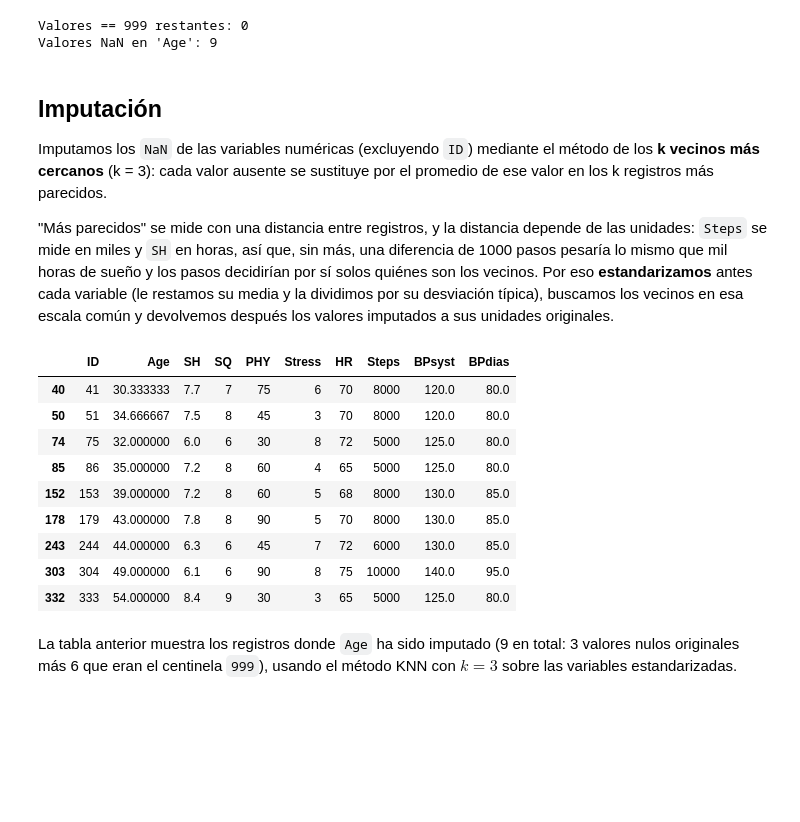
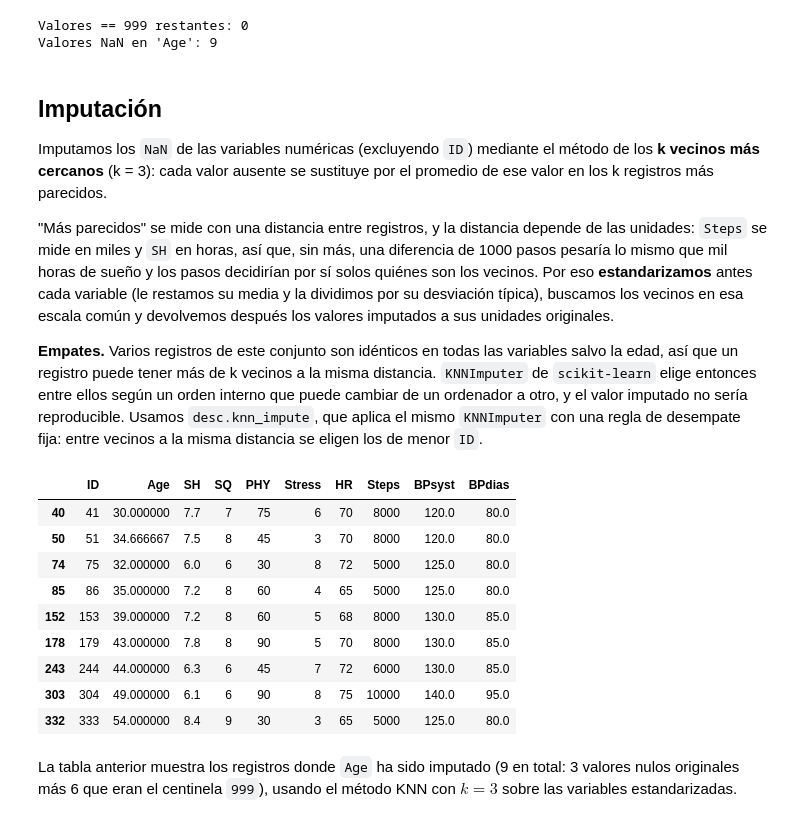
Before and after one commit to JulioUQ/Curso-de-Estadistica-Basica, a Jupyter notebook: notebooks/01_estadistica_descriptiva/practica_preprocesamiento.ipynb, the cells around one changed output. Cells and saved outputs as stored; diff of their text form; code cells hidden in the pictures; blank space fills up the shorter version.

```diff
--- a/notebooks/01_estadistica_descriptiva/practica_preprocesamiento.ipynb
+++ b/notebooks/01_estadistica_descriptiva/practica_preprocesamiento.ipynb
@@ -445,28 +444,36 @@ sueño y los pasos decidirían por sí solos quiénes son los vecinos. Por eso
 **estandarizamos** antes cada variable (le restamos su media y la dividimos
 por su desviación típica), buscamos los vecinos en esa escala común y
 devolvemos después los valores imputados a sus unidades originales.
+
+**Empates.** Varios registros de este conjunto son idénticos en todas las
+variables salvo la edad, así que un registro puede tener más de k vecinos a
+la misma distancia. `KNNImputer` de `scikit-learn` elige entonces entre ellos
+según un orden interno que puede cambiar de un ordenador a otro, y el valor
+imputado no sería reproducible. Usamos `desc.knn_impute`, que aplica el mismo
+`KNNImputer` con una regla de desempate fija: entre vecinos a la misma
+distancia se eligen los de menor `ID`.
 # %%
 impute_cols = [c for c in num_cols if c != "ID"] + ["BPsyst", "BPdias"]
 datos = df[impute_cols]
 
 # Estandarización (los NaN se mantienen como NaN)
 medias, desv = datos.mean(), datos.std()
 datos_z = (datos - medias) / desv
 
-imputer = KNNImputer(n_neighbors=3)
-imputados_z = pd.DataFrame(imputer.fit_transform(datos_z),
-                           columns=impute_cols, index=datos.index)
+# KNN (k = 3) con desempate determinista: entre vecinos a la misma distancia
+# se eligen los de menor ID (ver la explicación anterior)
+imputados_z = desc.knn_impute(datos_z, n_neighbors=3, ids=df["ID"])
 
 # Volvemos a las unidades originales y solo rellenamos los huecos
 imputados = imputados_z * desv + medias
 df_imputed = df.copy()
 df_imputed[impute_cols] = datos.where(datos.notna(), imputados)
 
 filas_imputadas = datos.isna().any(axis=1)
 df_imputed.loc[filas_imputadas, ["ID"] + impute_cols]
 # %% [output]
 |  | ID | Age | SH | SQ | PHY | Stress | HR | Steps | BPsyst | BPdias |
-| 40 | 41 | 30.333333 | 7.7 | 7 | 75 | 6 | 70 | 8000 | 120.0 | 80.0 |
+| 40 | 41 | 30.000000 | 7.7 | 7 | 75 | 6 | 70 | 8000 | 120.0 | 80.0 |
 | 50 | 51 | 34.666667 | 7.5 | 8 | 45 | 3 | 70 | 8000 | 120.0 | 80.0 |
 | 74 | 75 | 32.000000 | 6.0 | 6 | 30 | 8 | 72 | 5000 | 125.0 | 80.0 |
 | 85 | 86 | 35.000000 | 7.2 | 8 | 60 | 4 | 65 | 5000 | 125.0 | 80.0 |
```
Also changed, not shown: parts of 3 cells of this notebook, 4 other files.
